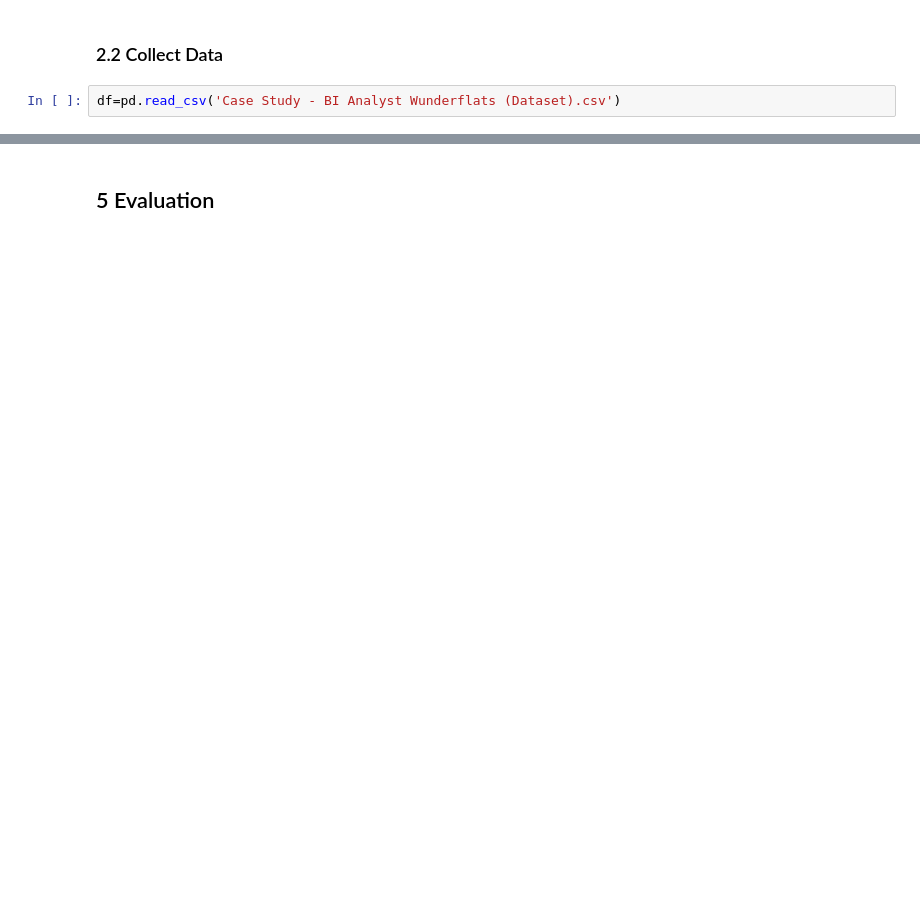
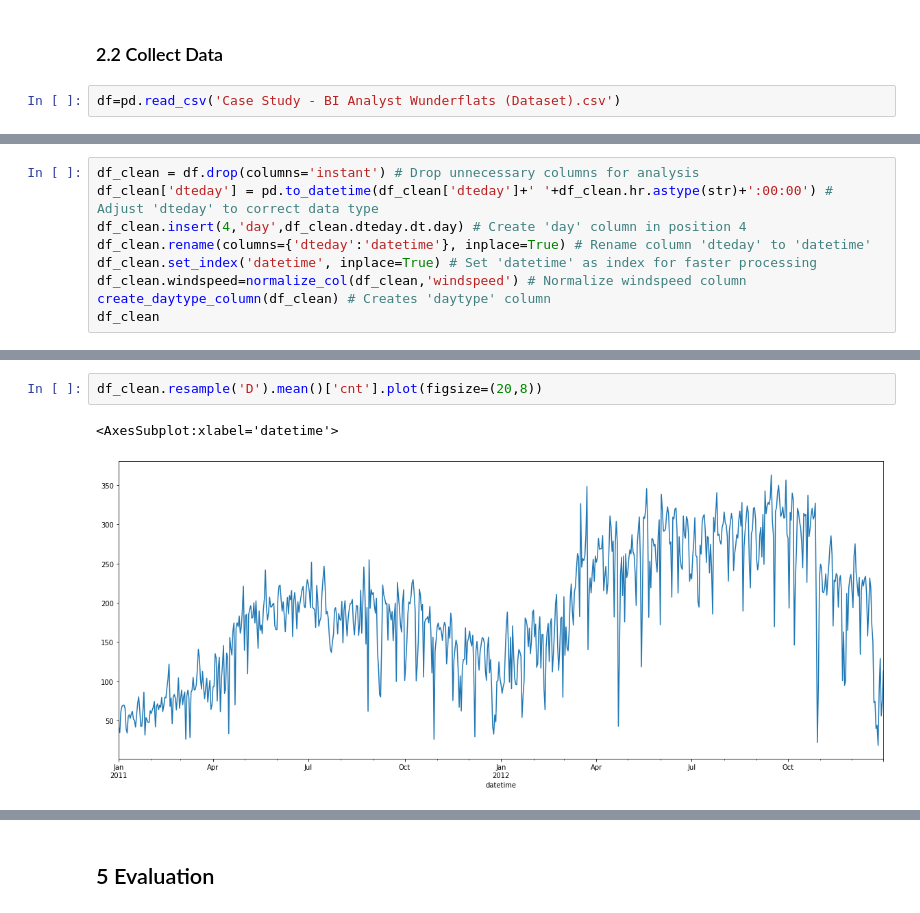
Before and after one commit to hanslemm/Study, a Jupyter notebook: Data Analysis.ipynb, the cells around one changed output, grey strips where cells are left out. Cells and saved outputs as stored; diff of their text form; blank space fills up the shorter version.

```diff
--- a/Data Analysis.ipynb
+++ b/Data Analysis.ipynb
@@ -44,0 +214,9 @@ df=pd.read_csv('Case Study - BI Analyst Wunderflats (Dataset).csv')
+# %%
+df_clean = df.drop(columns='instant') # Drop unnecessary columns for analysis
+df_clean['dteday'] = pd.to_datetime(df_clean['dteday']+' '+df_clean.hr.astype(str)+':00:00') # Adjust 'dteday' to correct data type
+df_clean.insert(4,'day',df_clean.dteday.dt.day) # Create 'day' column in position 4
+df_clean.rename(columns={'dteday':'datetime'}, inplace=True) # Rename column 'dteday' to 'datetime'
+df_clean.set_index('datetime', inplace=True) # Set 'datetime' as index for faster processing
+df_clean.windspeed=normalize_col(df_clean,'windspeed') # Normalize windspeed column
+create_daytype_column(df_clean) # Creates 'daytype' column
+df_clean
@@ -44,0 +263,5 @@ df=pd.read_csv('Case Study - BI Analyst Wunderflats (Dataset).csv')
+# %%
+df_clean.resample('D').mean()['cnt'].plot(figsize=(20,8))
+# %% [output]
+<AxesSubplot:xlabel='datetime'>
+[figure, added]
```
Also changed, not shown: parts of 32 cells of this notebook, 2 other files.
